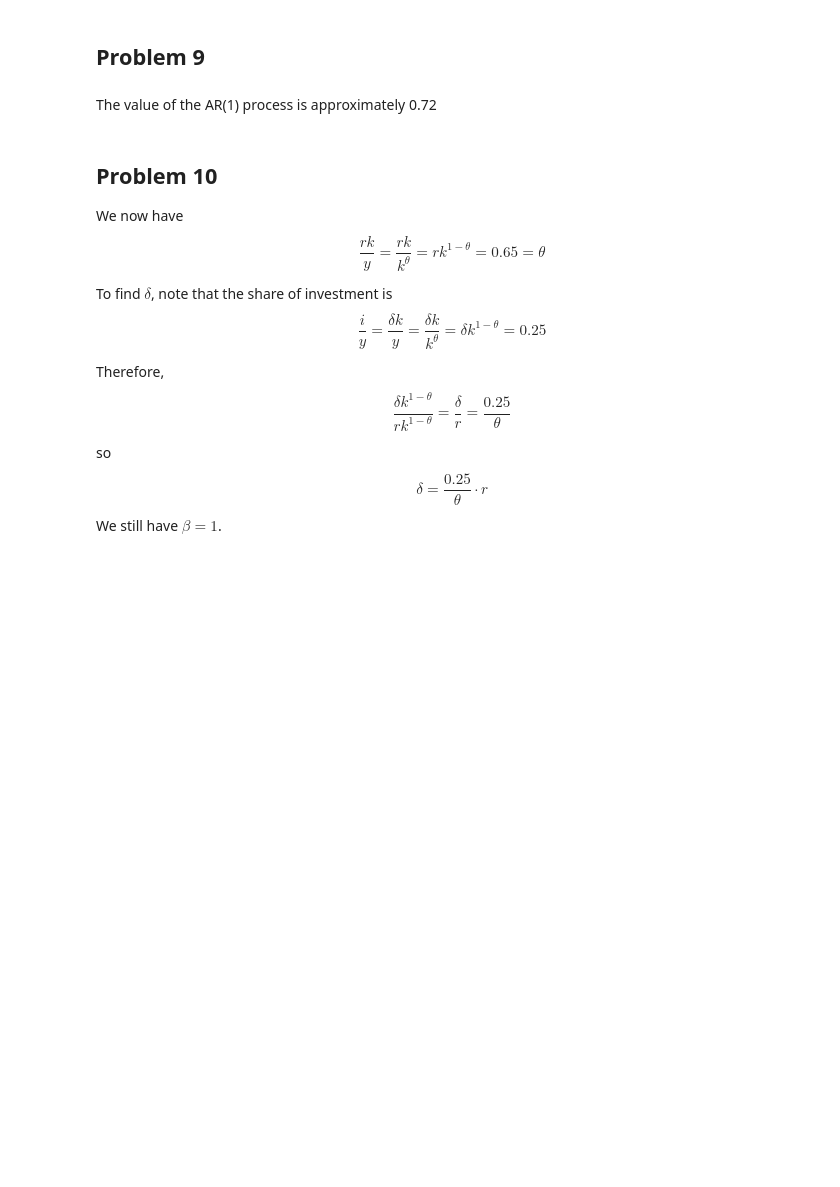
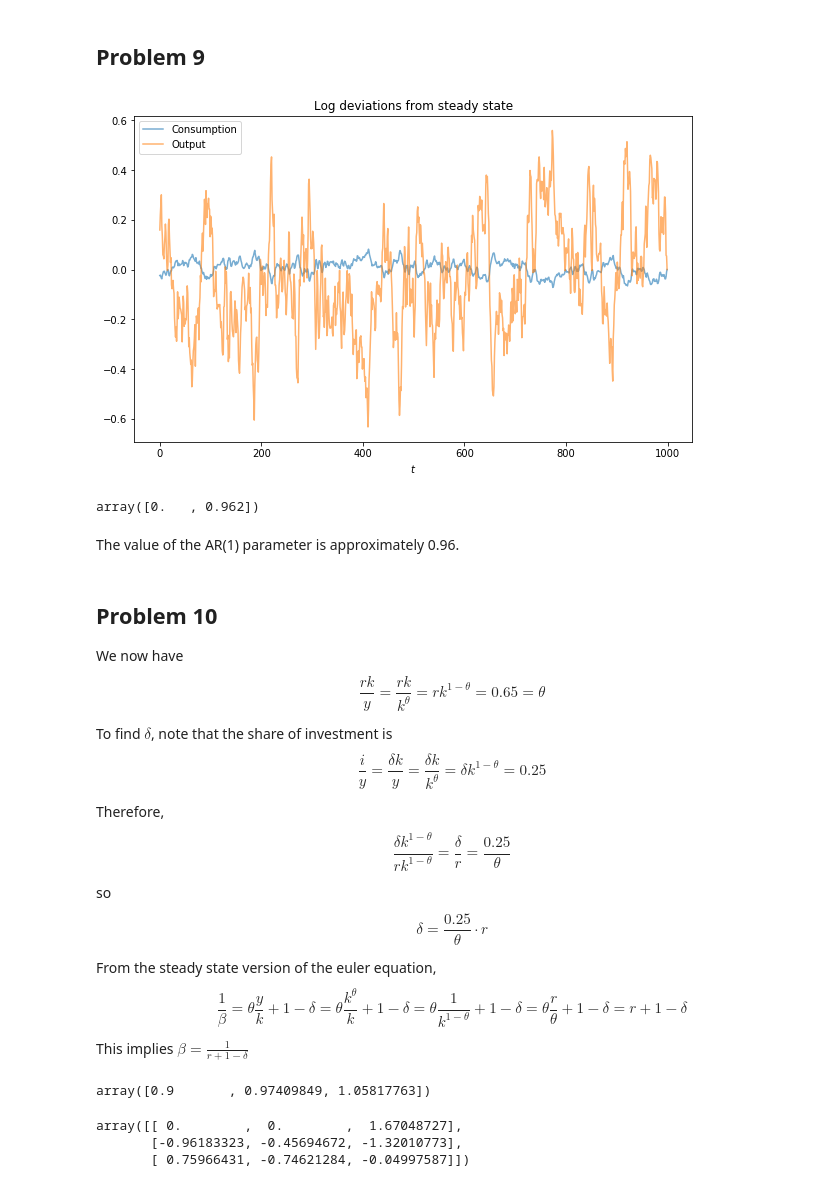
Before and after one commit to fagan2888/ECON202A, a Jupyter notebook: Assignment/problemset.ipynb, the cells around one changed output. Drawn from its saved outputs; the diff is of its cells as text; code cells hidden in the pictures; blank space fills up the shorter version.

```diff
--- a/Assignment/problemset.ipynb
+++ b/Assignment/problemset.ipynb
@@ -142,0 +282,5 @@ print(λ)
+# %%
+sort_i = np.argsort(λ)  # Sort eigenvalues from largest to smallest
+λ_new = λ[sort_i]
+Γ_new = Γ[:, sort_i]    # Resort Γ based on sorted eigenvalues
+print(λ_new)
@@ -178,0 +316,3 @@ y_tilde = np.zeros(T)
+# %%
+Γ_inv = inv(Γ_new)
+print(Γ_inv)
@@ -178,0 +332,3 @@ y_tilde = np.zeros(T)
+# %%
+G_22 = Γ_inv[2:, 1:]
+G_21 = Γ_inv[:1, 2:]
@@ -179,10 +352,13 @@ y_tilde = np.zeros(T)
 # %%
 # Construct series for log deviations of output, consumption and capital
+c_tilde = np.zeros(T)
+k_tilde = np.zeros(T)
+y_tilde = np.zeros(T)
 
 for t in range(T-1):
     z_tilde = log_z[t]
     x = np.array([k_tilde[t],
                   z_tilde])
-    c_tilde[t] = -inv(G_11) @ G_12 @ x
+    c_tilde[t] = -inv(G_21) @ G_22 @ x
     y_tilde[t] = z_tilde + θ * k_tilde[t]
     k_tilde[t+1] = y_tilde[t] - c_tilde[t]
@@ -204,9 +374,21 @@ plt.show()
+# %%
+fig, ax = plt.subplots(figsize=(10, 6))
+plt.plot(log_c, alpha=0.6, label='Consumption')
+plt.plot(log_y, alpha=0.6, label='Output')
+plt.xlabel('$t$')
+plt.title('Log deviations from steady state')
+plt.legend()
+plt.show()
+# %% [output]
+[figure, added]
 # %%
 model = tsa.AR(log_c)
 results = model.fit(maxlag=1)
-results.params
+results.params.round(3)
+# %% [output]
+array([0.   , 0.962])
 # %% [markdown]
-The value of the AR(1) process is approximately 0.72
+The value of the AR(1) parameter is approximately 0.96.
 # %% [markdown]
 ## Problem 10
 
@@ -229,12 +411,23 @@ so
 $$
 \delta = \frac{0.25}{\theta} \cdot r
 $$
-We still have $\beta = 1$.
+
+From the steady state version of the euler equation,
+$$
+\frac{1}{\beta}
+= \theta \frac{y}{k} + 1 - \delta
+= \theta \frac{k^\theta}{k} + 1 - \delta
+= \theta \frac{1}{k^{1-\theta}} + 1 - \delta
+= \theta \frac{r}{\theta} + 1 - \delta
+= r + 1 - \delta
+$$
+This implies $\beta = \frac{1}{r + 1 - \delta}$
 # %%
 # Find new parameters and steady state values
 θ = 0.65
 δ = (0.25 / θ) * r
-k_bar = (θ / δ)**(1 / (1 - θ))
+β = 1 / (r + 1 - δ)
+k_bar = ((1 / θ) * ((1 / β) - (1 - δ)))**(1 / (θ - 1))
 y_bar = k_bar**θ
 c_bar = y_bar - δ * k_bar
 
@@ -246,6 +439,17 @@ M = np.array([[1 - β * R * (c_bar / k_bar),     R, β * (y_bar / k_bar) * (ρ +
 
 # Find eigenvalues and eigenvectors
 λ, Γ = np.linalg.eig(M)
-Γ_inv = inv(Γ)
-λ
+sort_i = np.argsort(λ)  # Sort eigenvalues from smallest to largest
+λ_new = λ[sort_i]
+λ_new
+# %% [output]
+array([0.9       , 0.97409849, 1.05817763])
+# %%
+Γ_new = Γ[:, sort_i]  # Sort eigenvectors based on eigenvalues
+Γ_inv = inv(Γ_new)
+Γ_inv
+# %% [output]
+array([[ 0.        ,  0.        ,  1.67048727],
+       [-0.96183323, -0.45694672, -1.32010773],
+       [ 0.75966431, -0.74621284, -0.04997587]])
 # %%
```
Also changed, not shown: parts of 44 cells of this notebook, 7 other files.
